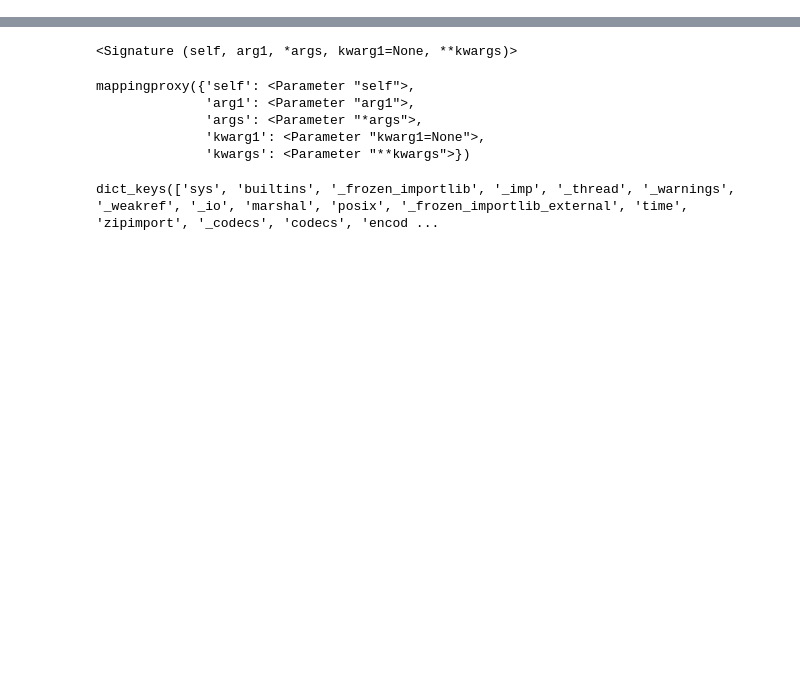
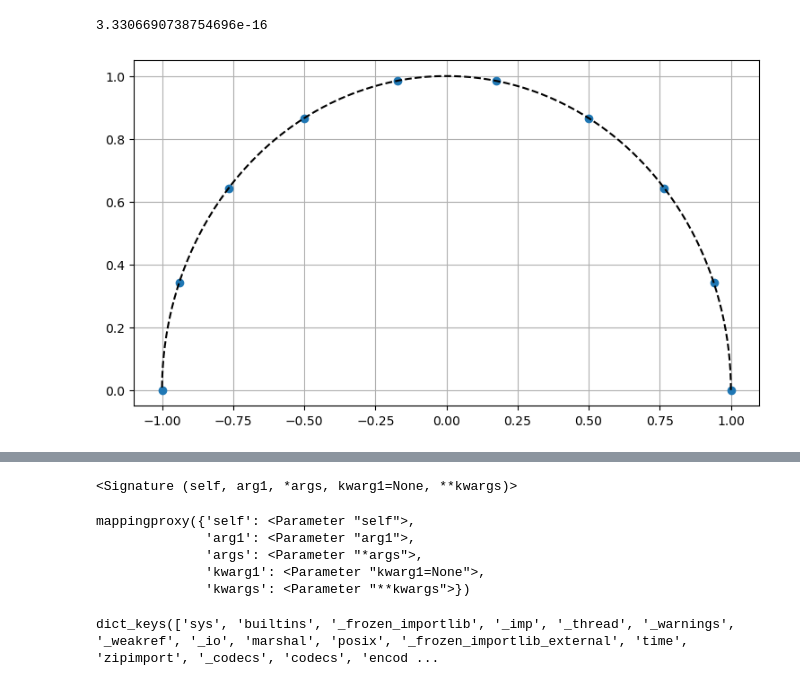
Before and after one commit to AunSiro/Cosejas_IRI, a Jupyter notebook: Casadi/trash.ipynb, the cells around one changed output, grey strips where cells are left out. Cells and saved outputs as stored; diff of their text form; code cells hidden in the pictures; blank space fills up the shorter version.

```diff
--- a/Casadi/trash.ipynb
+++ b/Casadi/trash.ipynb
@@ -5,0 +10,23 @@ import time
+# %%
+N = 200
+np.max(np.abs(np.array(CGL(N)) + np.array(CGL(N)[::-1])))
+# %% [output]
+3.3306690738754696e-16
+# %%
+N = 10
+t = np.array(CGL(N))
+y = get_weights(N, 'CG')
+y_b = np.sqrt(1-t**2)
+
+_th = np.linspace(0, np.pi, 200)
+_t = np.cos(_th)
+_y = np.sin(_th)#*2/np.sum(y_b)
+
+plt.figure(figsize=[9,5])
+plt.xlim((-1.1,1.1))
+#plt.ylim((-0.1,1.1))
+plt.plot(t, y_b, 'o')
+plt.plot(_t, _y, 'k--')
+plt.grid()
+# %% [output]
+[figure, added]
```
Also changed, not shown: parts of 11 cells of this notebook, 2 other files.
